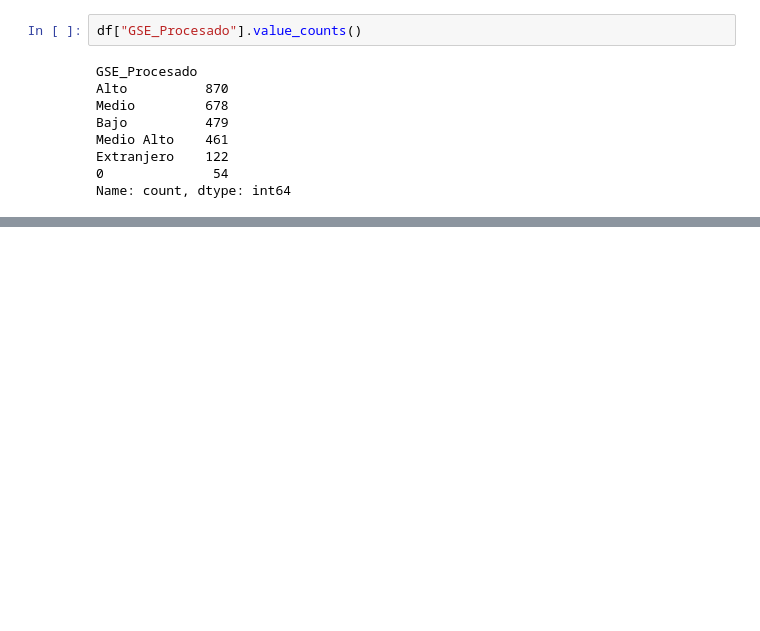
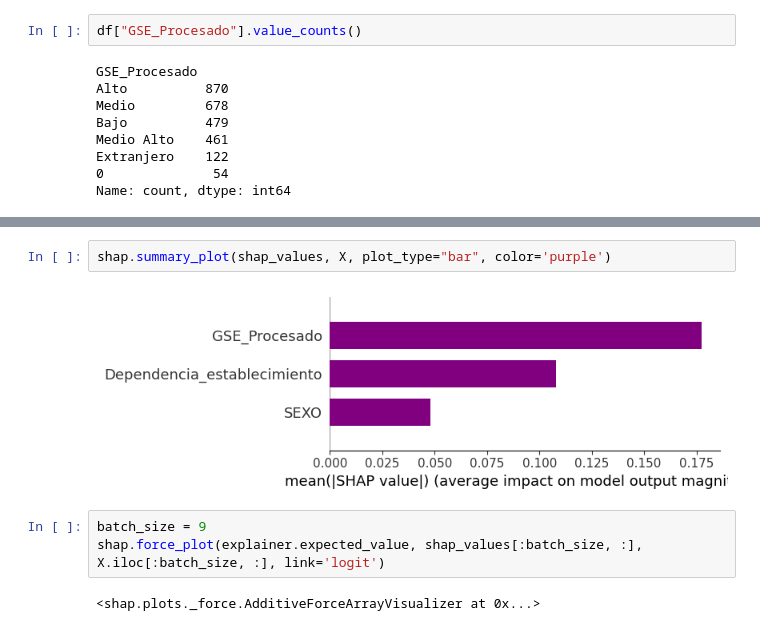
Before and after one commit to RodrigoMolinaAvila/Fondecyt-11241304, a Jupyter notebook: base_maestra/base_maestra_preprocesing.ipynb, the cells around one changed output, grey strips where cells are left out. Drawn from its saved outputs; the diff is of its cells as text; blank space fills up the shorter version.

```diff
--- a/base_maestra/base_maestra_preprocesing.ipynb
+++ b/base_maestra/base_maestra_preprocesing.ipynb
@@ -167,0 +549,9 @@ shap.summary_plot(shap_values, X_test)
+# %%
+shap.summary_plot(shap_values, X, plot_type="bar", color='purple')
+# %% [output]
+[figure, added]
+# %%
+batch_size = 9
+shap.force_plot(explainer.expected_value, shap_values[:batch_size, :], X.iloc[:batch_size, :], link='logit')
+# %% [output]
+<shap.plots._force.AdditiveForceArrayVisualizer at 0x...>
```
Also changed, not shown: parts of 24 cells of this notebook.
